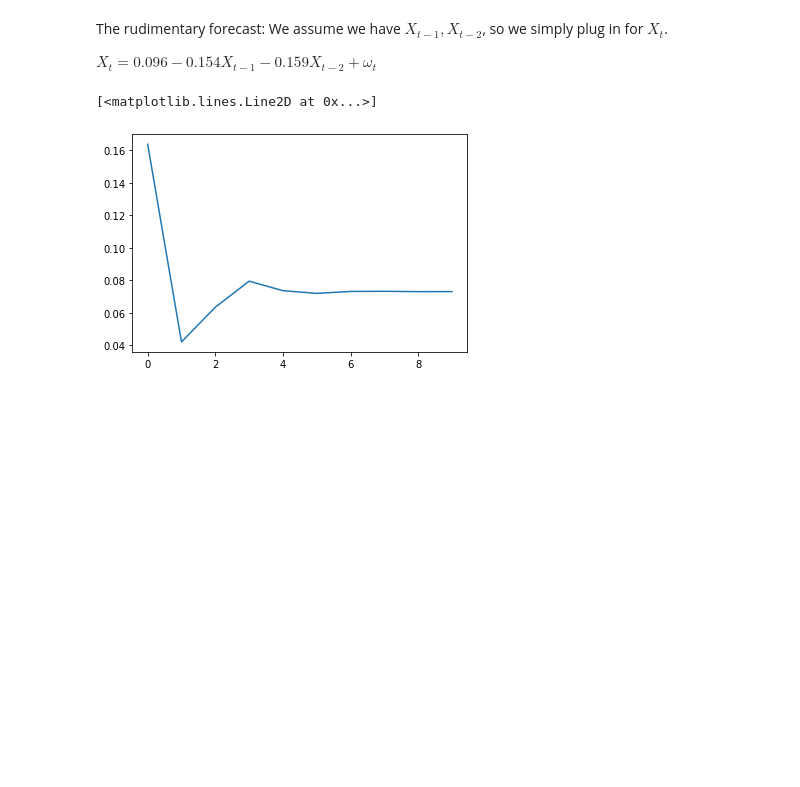
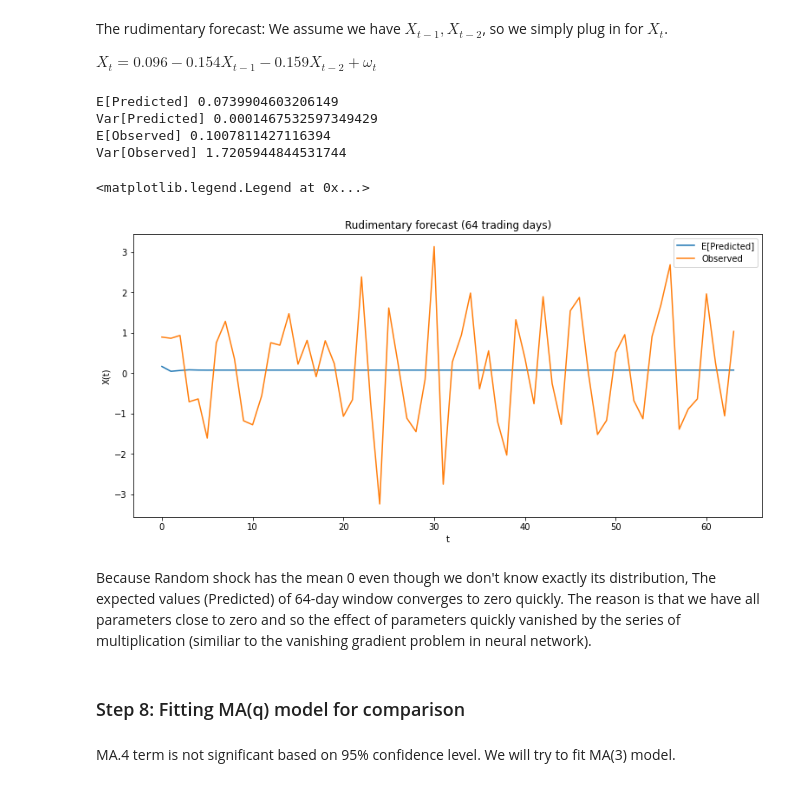
Before and after one commit to stevenkxu/TimeSeriesProject, a Jupyter notebook: 6351_Final_Project.ipynb, the cells around one changed output. Saved outputs shown, nothing was run; the diff lists cells and outputs as text; code cells hidden in the pictures; blank space fills up the shorter version.

Commit message:
https://github.com/stevenkxu/TimeSeriesProject.git

```diff
--- a/6351_Final_Project.ipynb
+++ b/6351_Final_Project.ipynb
@@ -517,0 +519,7 @@ acf(pf)[0:6], analytical_ACF(np.arange(0,6,1))
+# %%
+msft_test = pdr.get_data_yahoo("MSFT", start="2019-06-28", end="2019-09-30")['Close'].diff()
+amd_test  = pdr.get_data_yahoo("AMD", start="2019-06-28", end="2019-09-30")['Close'].diff()
+x_test = msft_test - amd_test
+x_test.dropna(inplace=True)
+print(x_test.shape)
+x_test.head()
@@ -534,5 +549,28 @@ test = predict_our_model(pf, 10)
-# %%
-plt.plot(test)
-# %% [output]
-[<matplotlib.lines.Line2D at 0x...>]
-[figure, removed]
+# %%
+test = predict_our_model(pf, 64)
+print('E[Predicted]', np.mean(test))
+print('Var[Predicted]', np.var(test, ddof=1))
+print('E[Observed]', np.mean(x_test))
+print('Var[Observed]', np.var(x_test, ddof=1))
+# %% [output]
+E[Predicted] 0.0739904603206149
+Var[Predicted] 0.0001467532597349429
+E[Observed] 0.1007811427116394
+Var[Observed] 1.7205944844531744
+# %%
+plt.figure(figsize=(13, 6))
+plt.plot(test)
+plt.plot(x_test.values)
+plt.xlabel("t")
+plt.ylabel("X(t)")
+plt.title("Rudimentary forecast (64 trading days)")
+plt.legend(['E[Predicted]', 'Observed'])
+# %% [output]
+<matplotlib.legend.Legend at 0x...>
+[figure, added]
+# %% [markdown]
+Because Random shock has the mean 0 even though we don't know exactly its distribution, The expected values (Predicted) of 64-day window converges to zero quickly. The reason is that we have all parameters close to zero and so the effect of parameters quickly vanished by the series of multiplication (similiar to the vanishing gradient problem in neural network).
+# %% [markdown]
+### Step 8: Fitting MA(q) model for comparison
+# %% [markdown]
+MA.4 term is not significant based on 95% confidence level. We will try to fit MA(3) model.
```
Also changed, not shown: parts of 16 cells of this notebook.
